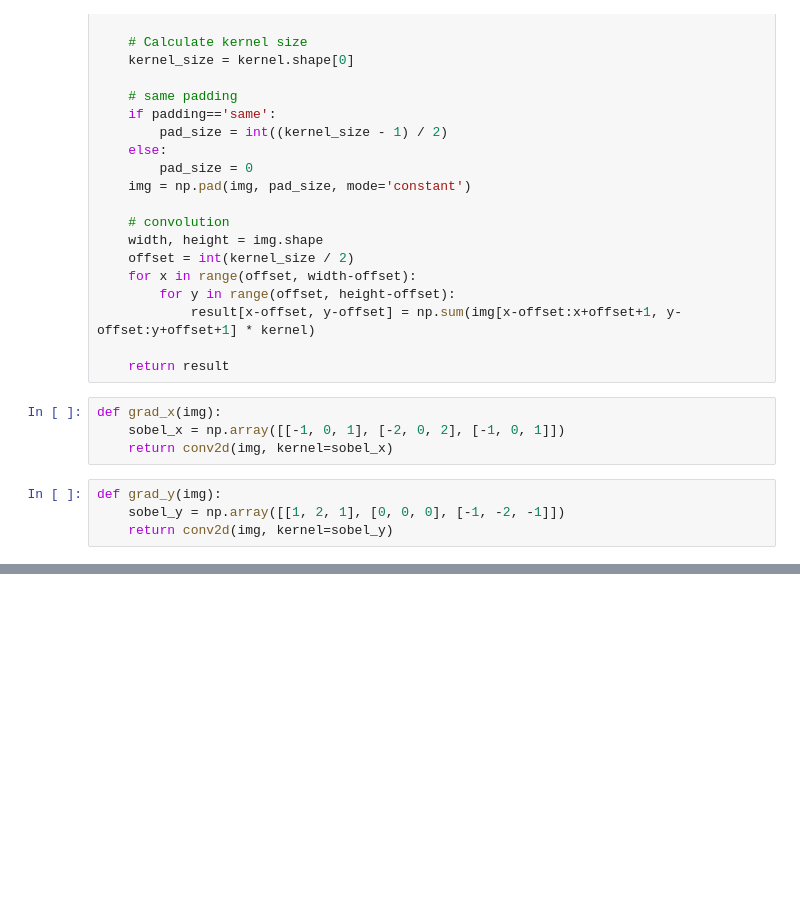
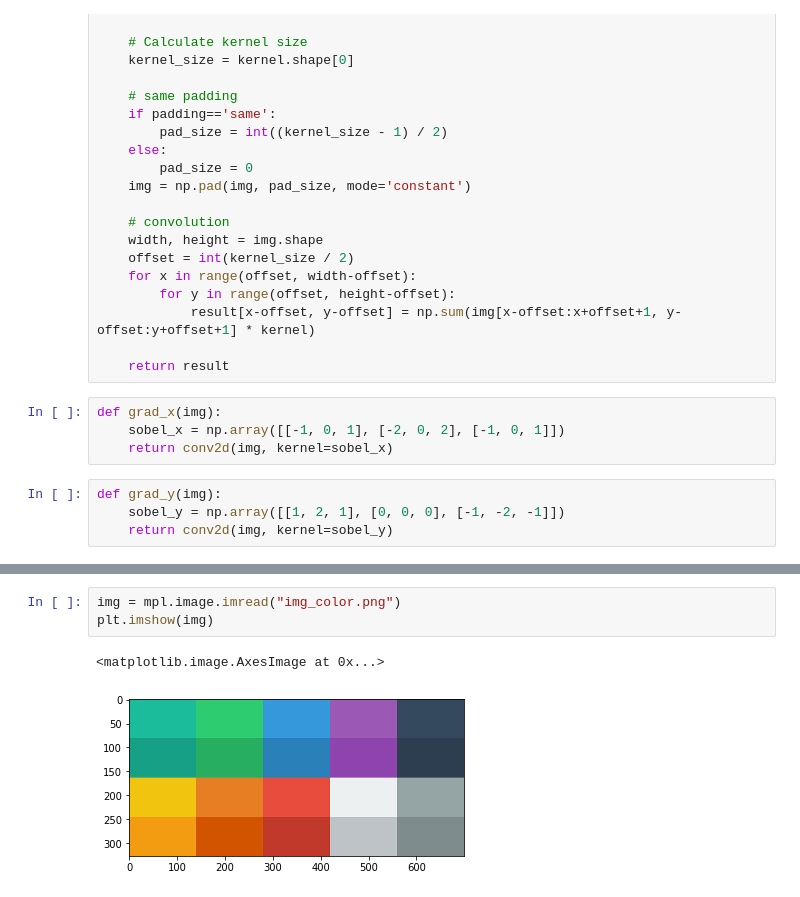
Before and after one commit to happyhyowon/assignment, a Jupyter notebook: vision/assignment2/corners.ipynb, the cells around one changed output, grey strips where cells are left out. Cells and saved outputs as stored; diff of their text form; blank space fills up the shorter version.

```diff
--- a/vision/assignment2/corners.ipynb
+++ b/vision/assignment2/corners.ipynb
@@ -125,0 +164,6 @@ for i in imlen :
+# %%
+img = mpl.image.imread("img_color.png")
+plt.imshow(img)
+# %% [output]
+<matplotlib.image.AxesImage at 0x...>
+[figure, added]
```
Also changed, not shown: parts of 7 cells of this notebook.
